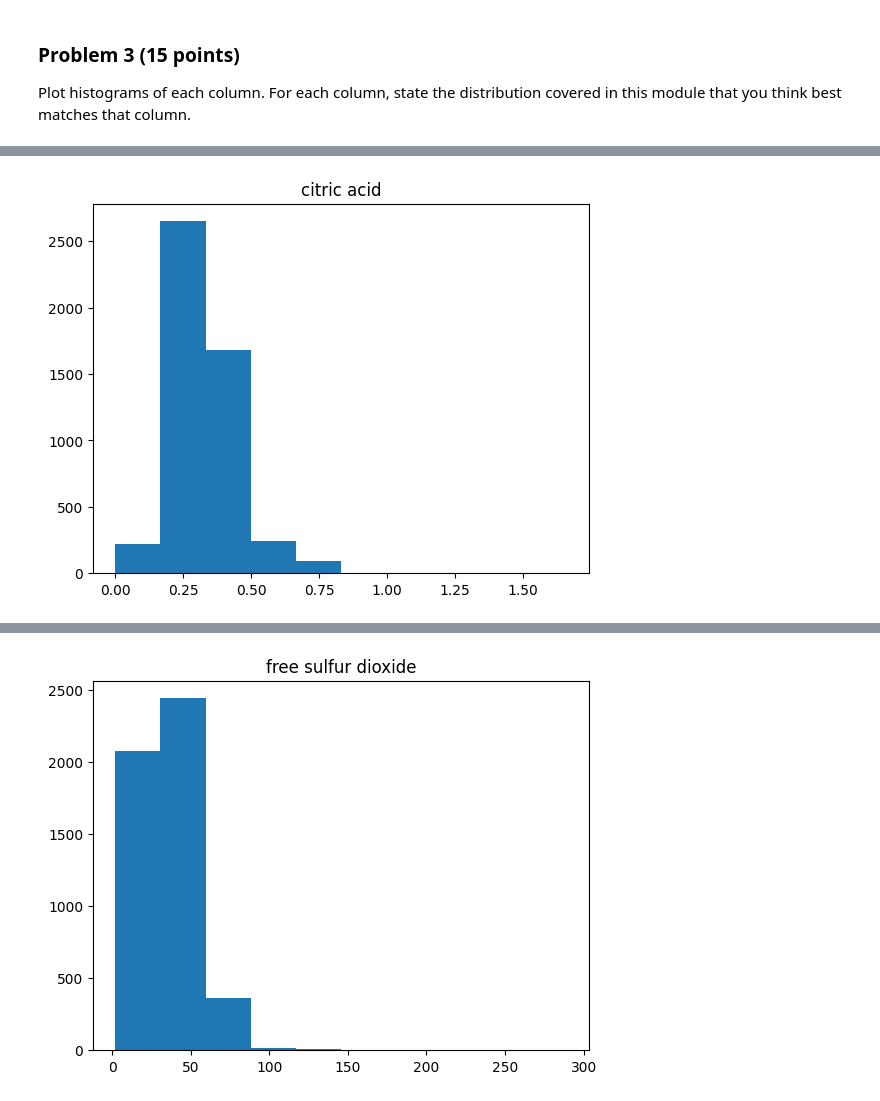
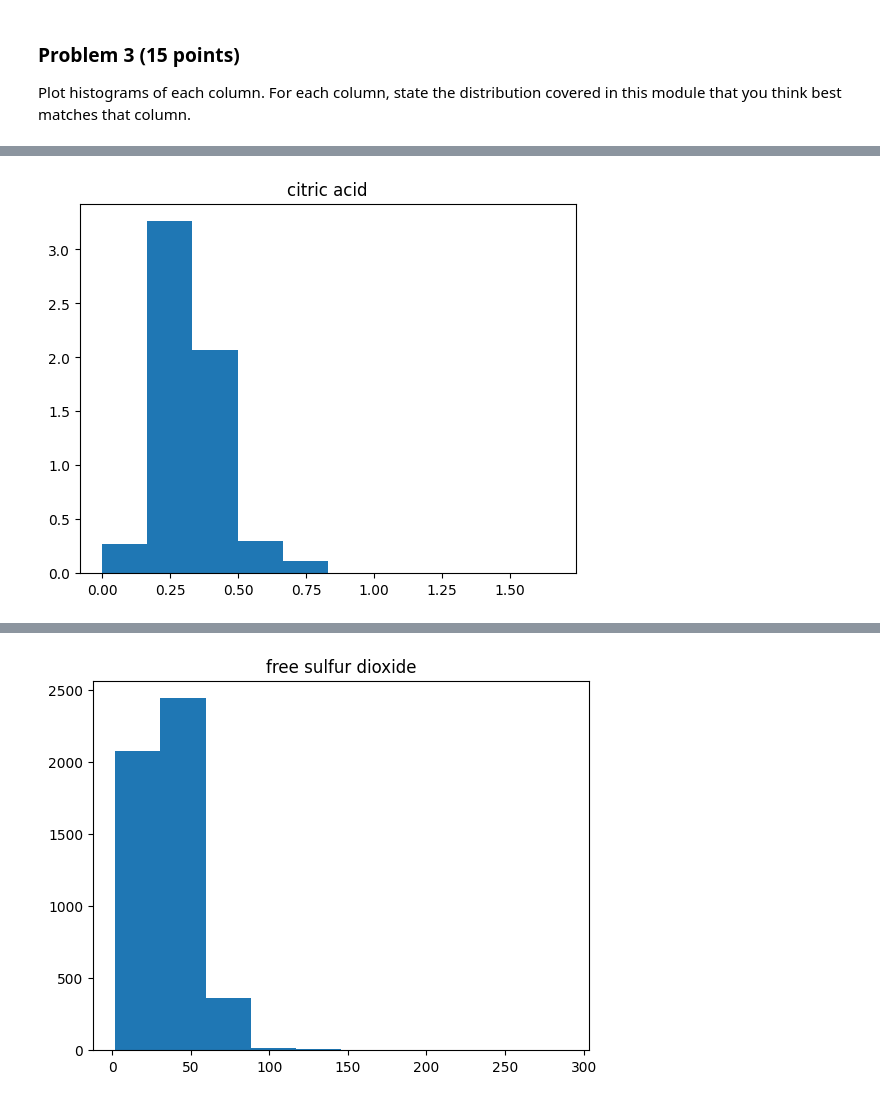
Before and after one commit to brittanygenzmann/dx601-final-project, a Jupyter notebook: project.ipynb, the cells around one changed output, grey strips where cells are left out. Cells and saved outputs as stored; diff of their text form; code cells hidden in the pictures.

```diff
--- a/project.ipynb
+++ b/project.ipynb
@@ -130,7 +130,7 @@ plt.title('volatile acidity');
 # %%
-# citric acid distribtion:
-plt.hist(wine['citric acid'])
+# citric acid distribtion: Normal
+plt.hist(wine['citric acid'], density=True)
 plt.title('citric acid');
 # %% [output]
-[figure, old version]
+[figure, new version]
 # %%
```
Also changed, not shown: parts of 11 cells of this notebook.
